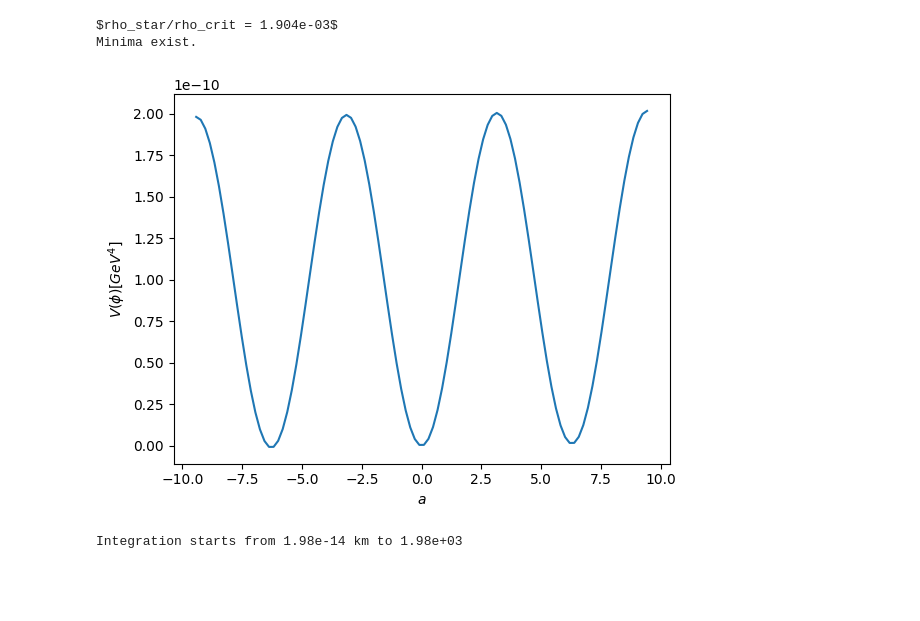
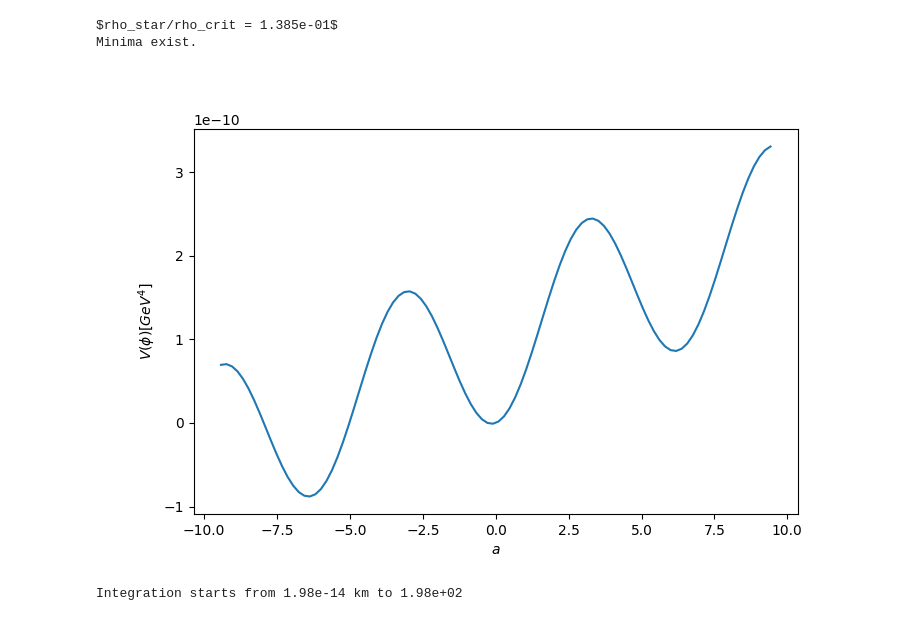
Before and after one commit to omarxz/pyTOVsolver, a Jupyter notebook: non_rel_Axion_KG.ipynb, the cells around one changed output. Drawn from its saved outputs; the diff is of its cells as text; code cells hidden in the pictures; blank space fills up the shorter version.

```diff
--- a/non_rel_Axion_KG.ipynb
+++ b/non_rel_Axion_KG.ipynb
@@ -6,38 +8,40 @@ from scipy.integrate import solve_bvp
 # %%
+plt.cla()
 GeV4togCm3 = 2.30607e17 # GeV3 -> g.cm^(-3)
 m_n = 0.939565 # in GeV
-mu = m_n * 1e25 # in GeV
+mu = m_n /(3e-24) # in GeV
 fa = 1e15 # GeV
 ma = 1e-11 * 1e-9
 Msun = 1.03972 * 10**57 # GeV
 cmtoGeV = 1.98*10**-14
-Rns = 1200000 /cmtoGeV # in GeV^-1
-rho_const = 4.125e14/GeV4togCm3 # constant density star in GeV^4
+Rns = 114400 /cmtoGeV # in GeV^-1
+rho_const = 1e15/GeV4togCm3 # constant density star in GeV^4
 radius0dim = ma*Rns
 M_star = 4/3. * np.pi * (radius0dim/ma)**3 * rho_const
 
 rho_crit = fa*mu*ma**2
 stability = rho_const/rho_crit
 
 print(f"$rho_star/rho_crit = {stability:0.3e}$")
 if stability<1:
     print('Minima exist.')
 else:
     print('Minima do not exist; entering the destabilization regime.')
 
 def axion_potential(a):
     V_eff = ma**2 * fa**2 * (1-np.cos(a)) + (fa*a/mu)*rho_const
     return V_eff
 a = np.linspace(-3*np.pi, 3*np.pi, 100)
 
 
 plt.plot(a, axion_potential(a));
 plt.xlabel(r'$a$')
 plt.ylabel(r"$V(\phi)[GeV^4]$");
+plt.show()
 # %% [output]
-$rho_star/rho_crit = 1.904e-03$
+$rho_star/rho_crit = 1.385e-01$
 Minima exist.
-[figure, old version]
+[figure, new version]
 # %%
 # Define the ODE system
 def ode_system(r, a):
@@ -82,13 +86,13 @@ class StopExecution(Exception):
         pass
 
 # Initial mesh and initial guess (linear)
-ri, rf = 1e-15, 100
-n_steps = 1000
+ri, rf = 1e-15, 10
+n_steps = 100000
 r = np.logspace(np.log10(ri), np.log10(rf), n_steps)
 a_initial = np.zeros((2, r.size))  # Initialize the guess for the dependent variables
 print(f'Integration starts from {ri*cmtoGeV/ma/100000:0.2e} km to {rf*cmtoGeV/ma/100000:0.2e}')
 # %% [output]
-Integration starts from 1.98e-14 km to 1.98e+03
+Integration starts from 1.98e-14 km to 1.98e+02
 # %%
 # Solve the BVP for different values of ac
 solutions = []  # Initialize an empty list to store solutions
```
Also changed, not shown: parts of 3 cells of this notebook, 14 other files.
